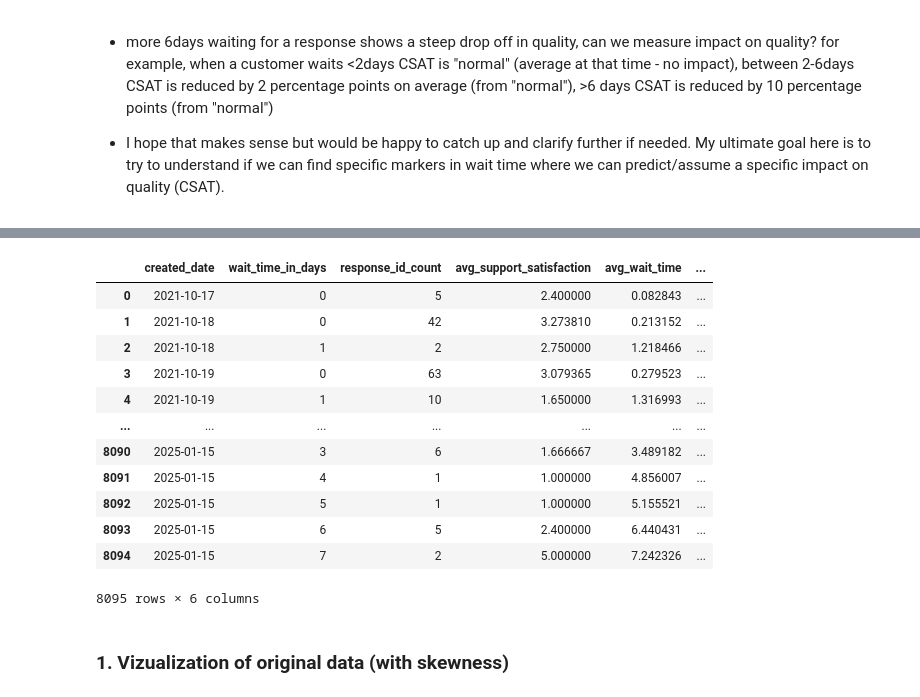
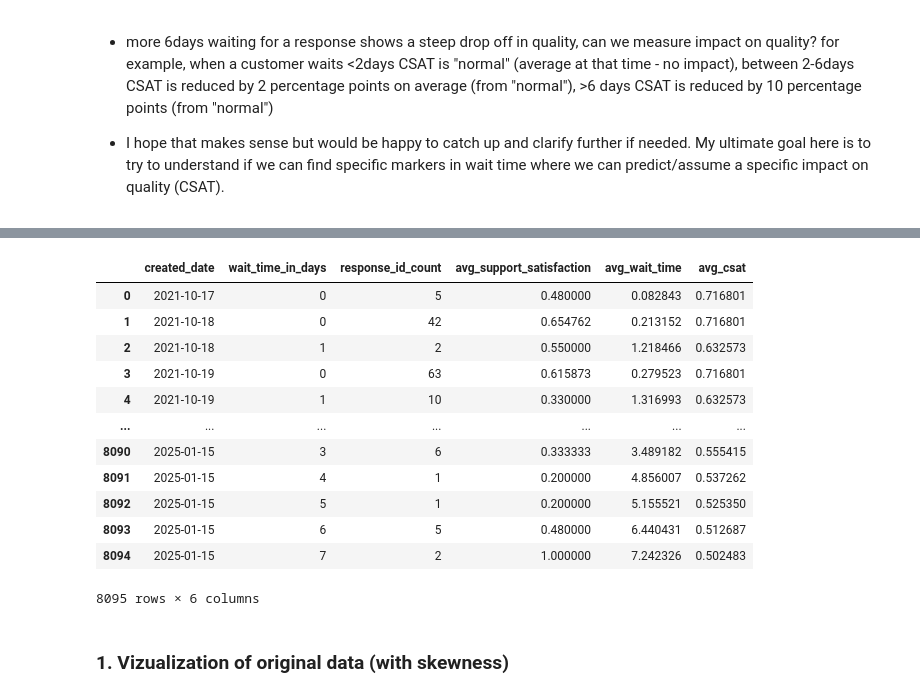
Before and after one commit to krisiafezollin26/granger_statistics, a Jupyter notebook: CSAT_vs_time.ipynb, the cells around one changed output, grey strips where cells are left out. Drawn from its saved outputs; the diff is of its cells as text; code cells hidden in the pictures.

```diff
--- a/CSAT_vs_time.ipynb
+++ b/CSAT_vs_time.ipynb
@@ -53,0 +45,12 @@ df
+# %%
+df['wait_time'] = df['wait_time'] / 86400 #in days
+df.dropna(inplace=True)
+
+# Create a categorization based on the actual number of days (1, 2, 3, ..., etc)
+def label_days(actual_days):
+    return f'{int(actual_days)}'
+df['wait_time_in_days'] = df['wait_time'].apply(label_days)
+# convert to % the support satisfaction values, so out of 5 each value should divide by 5 and multiply by 100
+df['support_satisfaction_in_perc'] = df['support_satisfaction'] / 5
+
+df
@@ -54,28 +71,28 @@ df
 # %%
-avg_wait_csat = df.groupby('wait_time_in_days')['support_satisfaction'].mean().reset_index()
-avg_wait_csat.columns = ['wait_time_in_days', 'avg_wait_csat']
+avg_csat = df.groupby('wait_time_in_days')['support_satisfaction_in_perc'].mean().reset_index()
+avg_csat.columns = ['wait_time_in_days', 'avg_csat']
 
 # Group by created_date and wait_time_in_days together
 grouped_df = df.groupby(['created_date', 'wait_time_in_days']).agg(
     response_id_count=('response_id', 'count'),
-    avg_support_satisfaction=('support_satisfaction', 'mean'),
+    avg_support_satisfaction=('support_satisfaction_in_perc', 'mean'),
     avg_wait_time=('wait_time', 'mean')).reset_index()
 
-grouped_df = pd.merge(grouped_df, avg_wait_csat, on='wait_time_in_days', how='left')
+grouped_df = pd.merge(grouped_df, avg_csat, on='wait_time_in_days', how='left')
 grouped_df
 # %% [output]
-|  | created_date | wait_time_in_days | response_id_count | avg_support_satisfaction | avg_wait_time | ... |
-| 0 | 2021-10-17 | 0 | 5 | 2.400000 | 0.082843 | ... |
-| 1 | 2021-10-18 | 0 | 42 | 3.273810 | 0.213152 | ... |
-| 2 | 2021-10-18 | 1 | 2 | 2.750000 | 1.218466 | ... |
-| 3 | 2021-10-19 | 0 | 63 | 3.079365 | 0.279523 | ... |
-| 4 | 2021-10-19 | 1 | 10 | 1.650000 | 1.316993 | ... |
+|  | created_date | wait_time_in_days | response_id_count | avg_support_satisfaction | avg_wait_time | avg_csat |
+| 0 | 2021-10-17 | 0 | 5 | 0.480000 | 0.082843 | 0.716801 |
+| 1 | 2021-10-18 | 0 | 42 | 0.654762 | 0.213152 | 0.716801 |
+| 2 | 2021-10-18 | 1 | 2 | 0.550000 | 1.218466 | 0.632573 |
+| 3 | 2021-10-19 | 0 | 63 | 0.615873 | 0.279523 | 0.716801 |
+| 4 | 2021-10-19 | 1 | 10 | 0.330000 | 1.316993 | 0.632573 |
 | ... | ... | ... | ... | ... | ... | ... |
-| 8090 | 2025-01-15 | 3 | 6 | 1.666667 | 3.489182 | ... |
-| 8091 | 2025-01-15 | 4 | 1 | 1.000000 | 4.856007 | ... |
-| 8092 | 2025-01-15 | 5 | 1 | 1.000000 | 5.155521 | ... |
-| 8093 | 2025-01-15 | 6 | 5 | 2.400000 | 6.440431 | ... |
-| 8094 | 2025-01-15 | 7 | 2 | 5.000000 | 7.242326 | ... |
+| 8090 | 2025-01-15 | 3 | 6 | 0.333333 | 3.489182 | 0.555415 |
+| 8091 | 2025-01-15 | 4 | 1 | 0.200000 | 4.856007 | 0.537262 |
+| 8092 | 2025-01-15 | 5 | 1 | 0.200000 | 5.155521 | 0.525350 |
+| 8093 | 2025-01-15 | 6 | 5 | 0.480000 | 6.440431 | 0.512687 |
+| 8094 | 2025-01-15 | 7 | 2 | 1.000000 | 7.242326 | 0.502483 |
 8095 rows × 6 columns
 # %% [markdown]
 ### 1. Vizualization of original data (with skewness)
```
Also changed, not shown: parts of 9 cells of this notebook.
